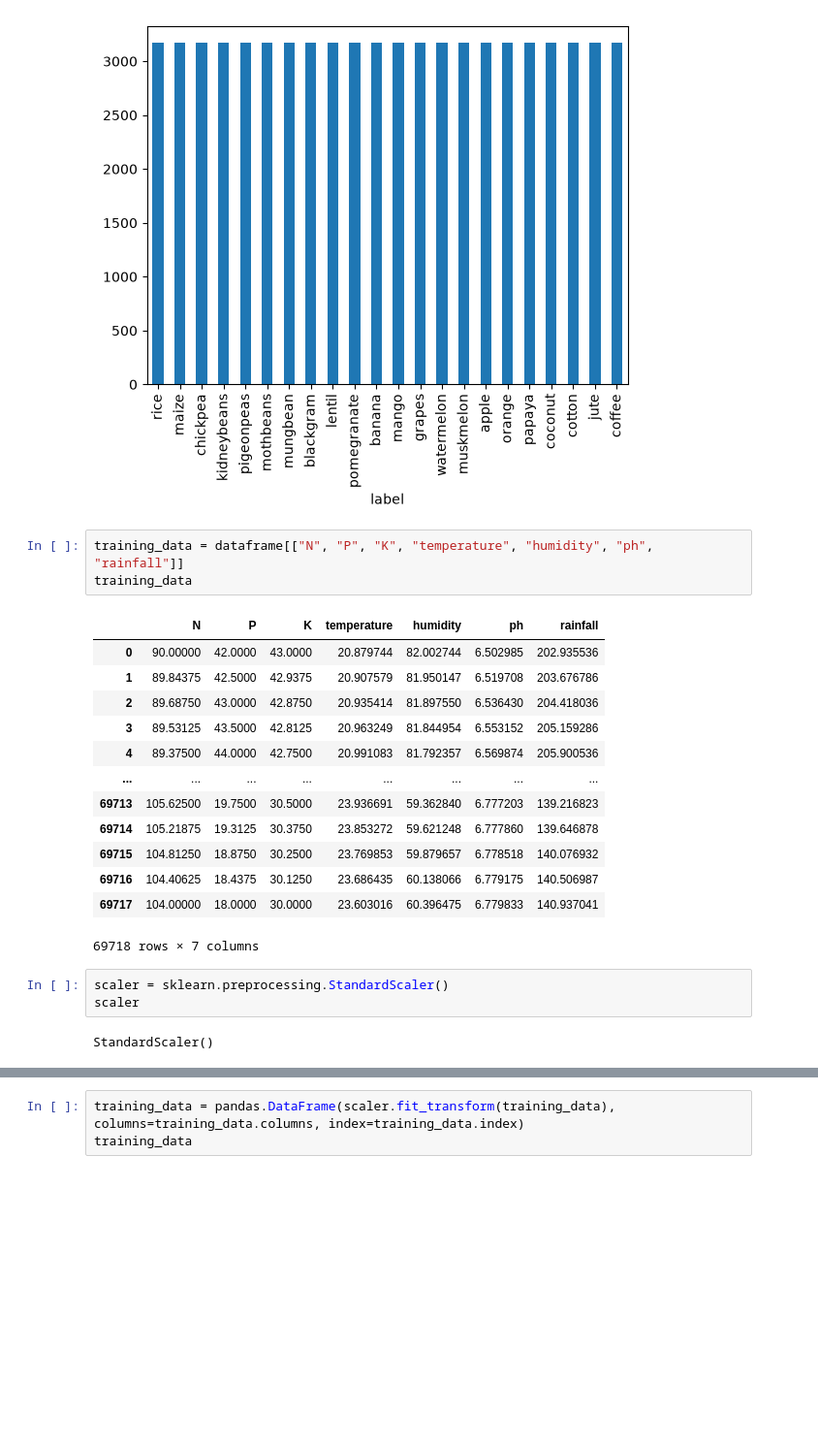
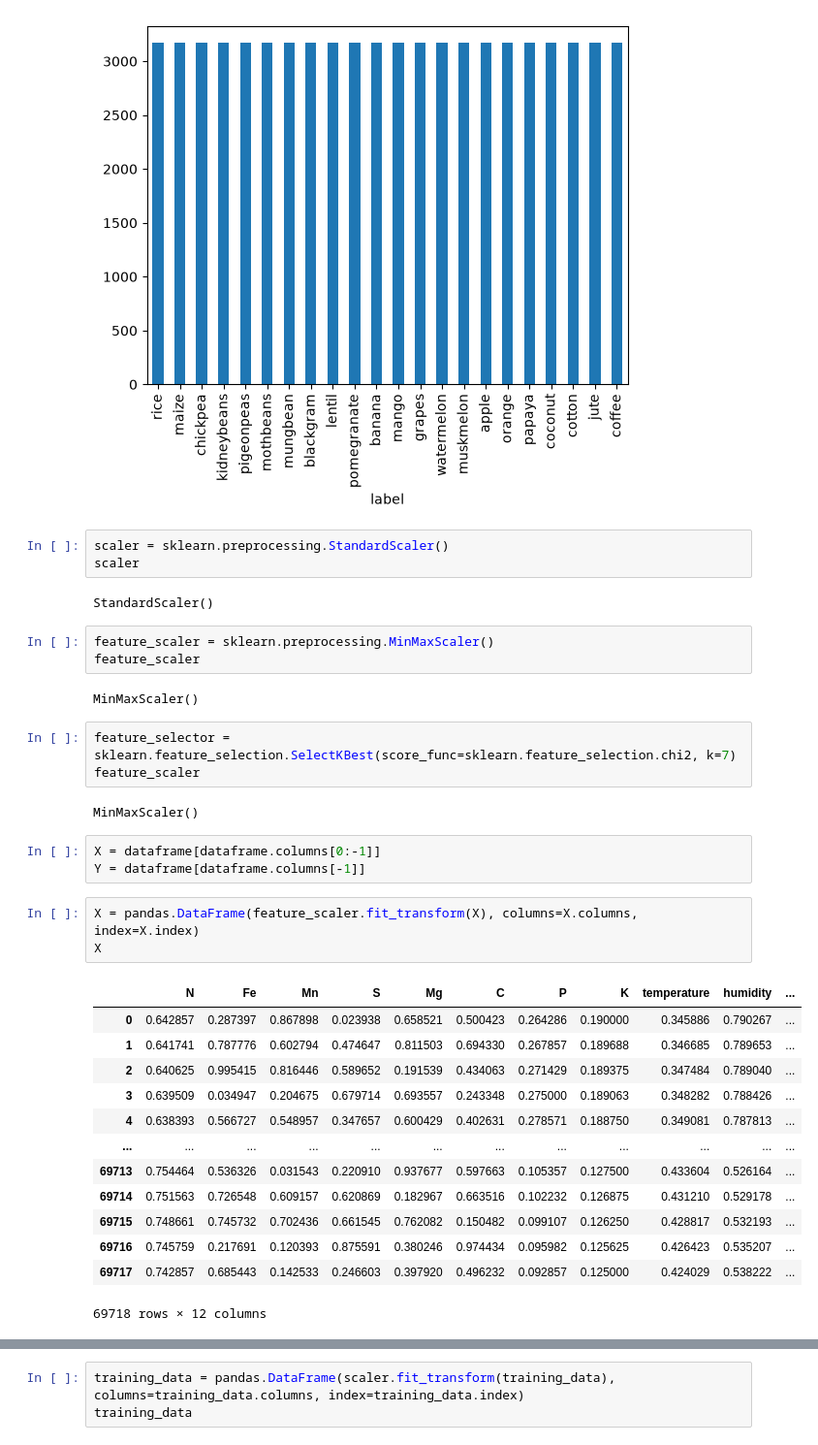
Before and after one commit to Anonymous6598/Crop_recommendation_model, a Jupyter notebook: crop_recomendation_system.ipynb, the cells around one changed output, grey strips where cells are left out. Shown at 97% size. Cells and saved outputs as stored; diff of their text form; blank space fills up the shorter version.

```diff
--- a/crop_recomendation_system.ipynb
+++ b/crop_recomendation_system.ipynb
@@ -74,25 +74,38 @@ dataframe[dataframe.columns[-1]].value_counts().plot(kind="bar")
 matplotlib.pyplot.show()
 # %% [output]
 [figure]
-# %%
-training_data = dataframe[["N", "P", "K", "temperature", "humidity", "ph", "rainfall"]]
-training_data
-# %% [output]
-|  | N | P | K | temperature | humidity | ph | rainfall |
-| 0 | 90.00000 | 42.0000 | 43.0000 | 20.879744 | 82.002744 | 6.502985 | 202.935536 |
-| 1 | 89.84375 | 42.5000 | 42.9375 | 20.907579 | 81.950147 | 6.519708 | 203.676786 |
-| 2 | 89.68750 | 43.0000 | 42.8750 | 20.935414 | 81.897550 | 6.536430 | 204.418036 |
-| 3 | 89.53125 | 43.5000 | 42.8125 | 20.963249 | 81.844954 | 6.553152 | 205.159286 |
-| 4 | 89.37500 | 44.0000 | 42.7500 | 20.991083 | 81.792357 | 6.569874 | 205.900536 |
-| ... | ... | ... | ... | ... | ... | ... | ... |
-| 69713 | 105.62500 | 19.7500 | 30.5000 | 23.936691 | 59.362840 | 6.777203 | 139.216823 |
-| 69714 | 105.21875 | 19.3125 | 30.3750 | 23.853272 | 59.621248 | 6.777860 | 139.646878 |
-| 69715 | 104.81250 | 18.8750 | 30.2500 | 23.769853 | 59.879657 | 6.778518 | 140.076932 |
-| 69716 | 104.40625 | 18.4375 | 30.1250 | 23.686435 | 60.138066 | 6.779175 | 140.506987 |
-| 69717 | 104.00000 | 18.0000 | 30.0000 | 23.603016 | 60.396475 | 6.779833 | 140.937041 |
-69718 rows × 7 columns
 # %%
 scaler = sklearn.preprocessing.StandardScaler()
 scaler
 # %% [output]
 StandardScaler()
+# %%
+feature_scaler = sklearn.preprocessing.MinMaxScaler()
+feature_scaler
+# %% [output]
+MinMaxScaler()
+# %%
+feature_selector = sklearn.feature_selection.SelectKBest(score_func=sklearn.feature_selection.chi2, k=7)
+feature_scaler
+# %% [output]
+MinMaxScaler()
+# %%
+X = dataframe[dataframe.columns[0:-1]]
+Y = dataframe[dataframe.columns[-1]]
+# %%
+X = pandas.DataFrame(feature_scaler.fit_transform(X), columns=X.columns, index=X.index)
+X
+# %% [output]
+|  | N | Fe | Mn | S | Mg | C | P | K | temperature | humidity | ... |
+| 0 | 0.642857 | 0.287397 | 0.867898 | 0.023938 | 0.658521 | 0.500423 | 0.264286 | 0.190000 | 0.345886 | 0.790267 | ... |
+| 1 | 0.641741 | 0.787776 | 0.602794 | 0.474647 | 0.811503 | 0.694330 | 0.267857 | 0.189688 | 0.346685 | 0.789653 | ... |
+| 2 | 0.640625 | 0.995415 | 0.816446 | 0.589652 | 0.191539 | 0.434063 | 0.271429 | 0.189375 | 0.347484 | 0.789040 | ... |
+| 3 | 0.639509 | 0.034947 | 0.204675 | 0.679714 | 0.693557 | 0.243348 | 0.275000 | 0.189063 | 0.348282 | 0.788426 | ... |
+| 4 | 0.638393 | 0.566727 | 0.548957 | 0.347657 | 0.600429 | 0.402631 | 0.278571 | 0.188750 | 0.349081 | 0.787813 | ... |
+| ... | ... | ... | ... | ... | ... | ... | ... | ... | ... | ... | ... |
+| 69713 | 0.754464 | 0.536326 | 0.031543 | 0.220910 | 0.937677 | 0.597663 | 0.105357 | 0.127500 | 0.433604 | 0.526164 | ... |
+| 69714 | 0.751563 | 0.726548 | 0.609157 | 0.620869 | 0.182967 | 0.663516 | 0.102232 | 0.126875 | 0.431210 | 0.529178 | ... |
+| 69715 | 0.748661 | 0.745732 | 0.702436 | 0.661545 | 0.762082 | 0.150482 | 0.099107 | 0.126250 | 0.428817 | 0.532193 | ... |
+| 69716 | 0.745759 | 0.217691 | 0.120393 | 0.875591 | 0.380246 | 0.974434 | 0.095982 | 0.125625 | 0.426423 | 0.535207 | ... |
+| 69717 | 0.742857 | 0.685443 | 0.142533 | 0.246603 | 0.397920 | 0.496232 | 0.092857 | 0.125000 | 0.424029 | 0.538222 | ... |
+69718 rows × 12 columns
```
Also changed, not shown: parts of 9 cells of this notebook.
